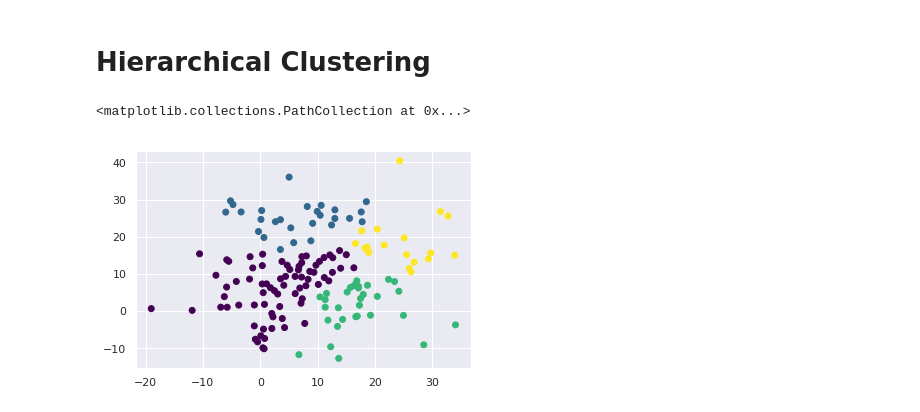
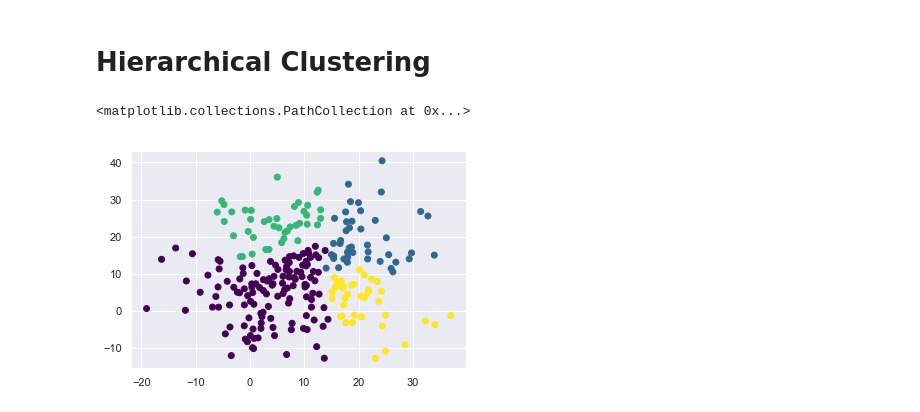
Before and after one commit to hisyamfahm/tutorialpython, a Jupyter notebook: Clustering.ipynb, the cells around one changed output. Cells and saved outputs as stored; diff of their text form; code cells hidden in the pictures.

```diff
--- a/Clustering.ipynb
+++ b/Clustering.ipynb
@@ -51,13 +42,13 @@ plt.scatter(centers[:,0],centers[:,1],s=40,marker='*')
 # %%
 from sklearn.cluster import AgglomerativeClustering
 
 cluster = AgglomerativeClustering(n_clusters=4, affinity='euclidean', linkage='ward')
 
-cluster.fit_predict(X_train)
-plt.scatter(X_train[:,0],X_train[:,1], c=cluster.labels_, cmap='viridis')
+cluster.fit_predict(X)
+plt.scatter(X[:,0],X[:,1], c=cluster.labels_, cmap='viridis')
 # %% [output]
 <matplotlib.collections.PathCollection at 0x...>
-[figure, old version]
+[figure, new version]
 # %%
 from scipy.cluster.hierarchy import dendrogram, linkage
 
```
Also changed, not shown: parts of 3 cells of this notebook.
